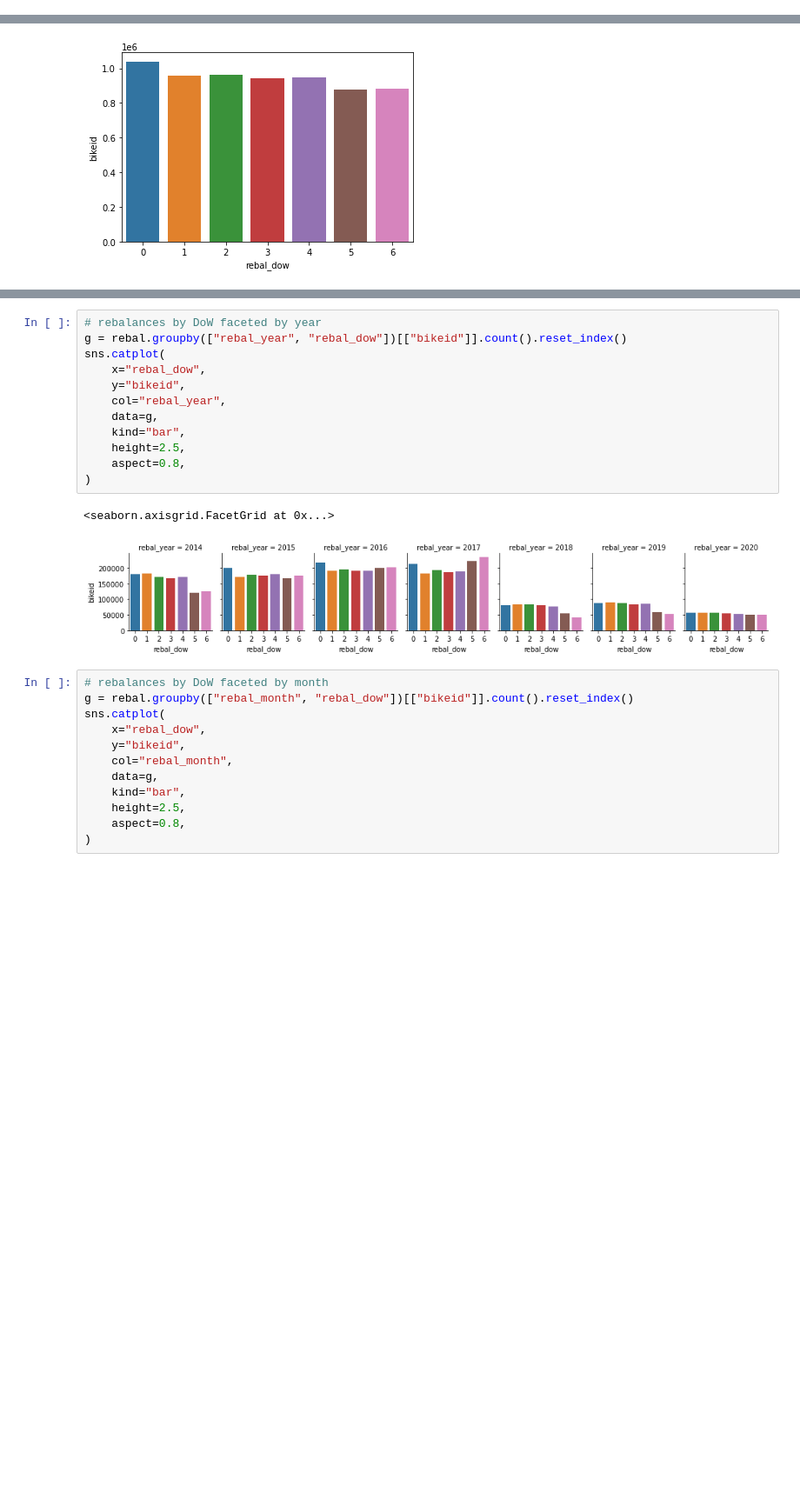
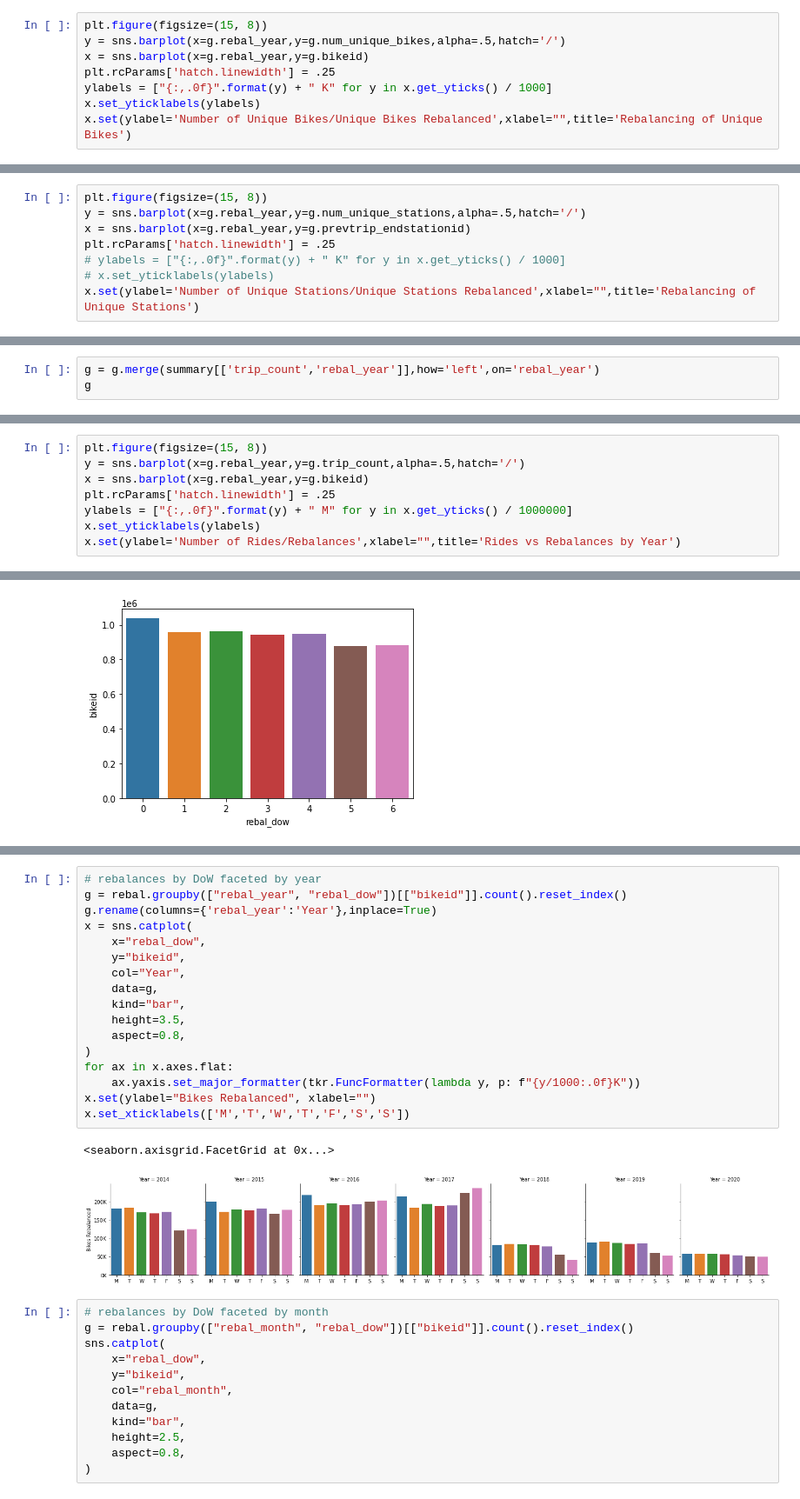
Before and after one commit to rishigoutam/citibike, a Jupyter notebook: eda/rebalance_eda.ipynb, the cells around one changed output, grey strips where cells are left out. Shown at 87% size. Drawn from its saved outputs; the diff is of its cells as text; blank space fills up the shorter version.

Commit message:
graph formating, added summary analysis

```diff
--- a/eda/rebalance_eda.ipynb
+++ b/eda/rebalance_eda.ipynb
@@ -130,0 +160,8 @@ rebal.groupby("rebal_year")["bikeid"].nunique().plot.bar(
+# %%
+plt.figure(figsize=(15, 8))
+y = sns.barplot(x=g.rebal_year,y=g.num_unique_bikes,alpha=.5,hatch='/')
+x = sns.barplot(x=g.rebal_year,y=g.bikeid)
+plt.rcParams['hatch.linewidth'] = .25
+ylabels = ["{:,.0f}".format(y) + " K" for y in x.get_yticks() / 1000]
+x.set_yticklabels(ylabels)
+x.set(ylabel='Number of Unique Bikes/Unique Bikes Rebalanced',xlabel="",title='Rebalancing of Unique Bikes')
@@ -141,0 +199,8 @@ plot this on two axis, do same for unique bikes vs total rebalances
+# %%
+plt.figure(figsize=(15, 8))
+y = sns.barplot(x=g.rebal_year,y=g.num_unique_stations,alpha=.5,hatch='/')
+x = sns.barplot(x=g.rebal_year,y=g.prevtrip_endstationid)
+plt.rcParams['hatch.linewidth'] = .25
+# ylabels = ["{:,.0f}".format(y) + " K" for y in x.get_yticks() / 1000]
+# x.set_yticklabels(ylabels)
+x.set(ylabel='Number of Unique Stations/Unique Stations Rebalanced',xlabel="",title='Rebalancing of Unique Stations')
@@ -179,3 +249,6 @@ x.set_yticklabels(ylabels)
  Text(0, 1400000.0, '1.40 M'),
  Text(0, 1600000.0, '1.60 M')]
 [figure]
+# %%
+g = g.merge(summary[['trip_count','rebal_year']],how='left',on='rebal_year')
+g
@@ -181,0 +264,8 @@ x.set_yticklabels(ylabels)
+# %%
+plt.figure(figsize=(15, 8))
+y = sns.barplot(x=g.rebal_year,y=g.trip_count,alpha=.5,hatch='/')
+x = sns.barplot(x=g.rebal_year,y=g.bikeid)
+plt.rcParams['hatch.linewidth'] = .25
+ylabels = ["{:,.0f}".format(y) + " M" for y in x.get_yticks() / 1000000]
+x.set_yticklabels(ylabels)
+x.set(ylabel='Number of Rides/Rebalances',xlabel="",title='Rides vs Rebalances by Year')
@@ -259,18 +370,23 @@ sns.barplot(x="rebal_dow", y="bikeid", data=g)
 # %%
 # rebalances by DoW faceted by year
 g = rebal.groupby(["rebal_year", "rebal_dow"])[["bikeid"]].count().reset_index()
-sns.catplot(
+g.rename(columns={'rebal_year':'Year'},inplace=True)
+x = sns.catplot(
     x="rebal_dow",
     y="bikeid",
-    col="rebal_year",
+    col="Year",
     data=g,
     kind="bar",
-    height=2.5,
+    height=3.5,
     aspect=0.8,
 )
+for ax in x.axes.flat:
+    ax.yaxis.set_major_formatter(tkr.FuncFormatter(lambda y, p: f"{y/1000:.0f}K"))
+x.set(ylabel="Bikes Rebalanced", xlabel="")
+x.set_xticklabels(['M','T','W','T','F','S','S'])
 # %% [output]
 <seaborn.axisgrid.FacetGrid at 0x...>
-[figure, old version]
+[figure, new version]
 # %%
 # rebalances by DoW faceted by month
 g = rebal.groupby(["rebal_month", "rebal_dow"])[["bikeid"]].count().reset_index()
```
Also changed, not shown: parts of 31 cells of this notebook.
